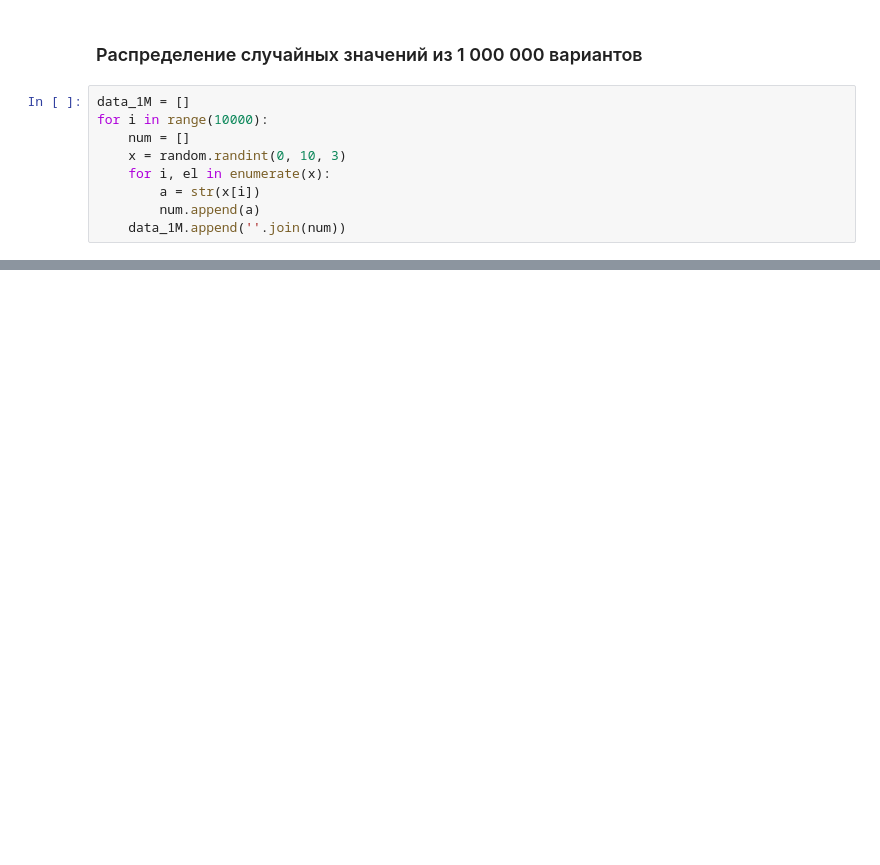
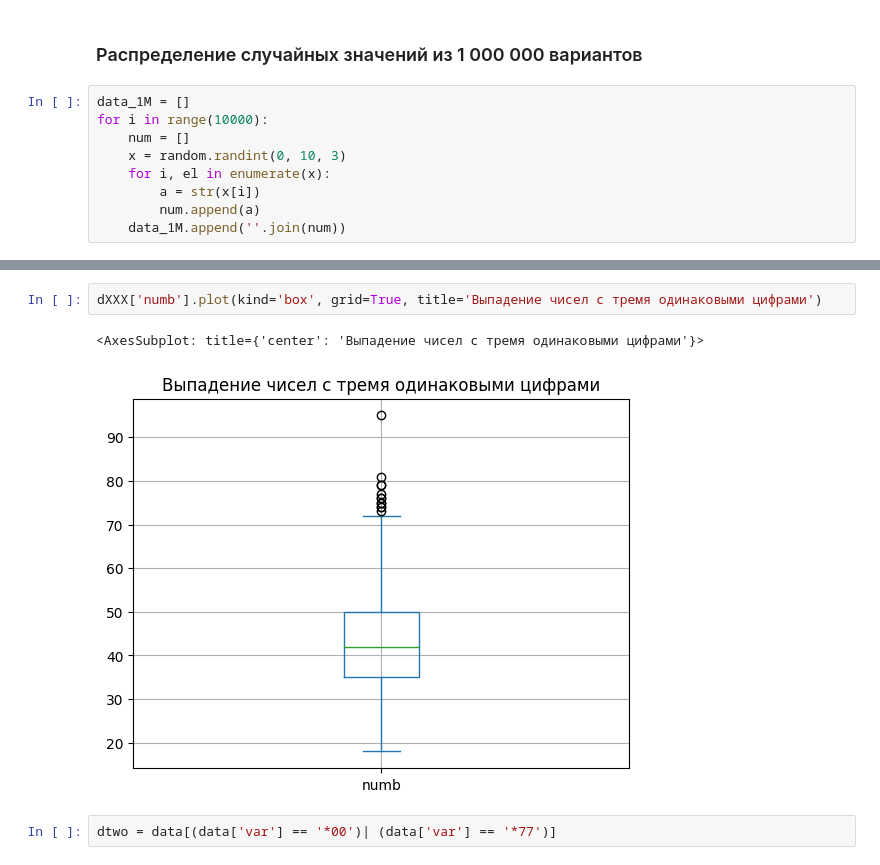
Before and after one commit to macht1212/PANDAS_HW, a Jupyter notebook: Игровой автомат/Распределение.ipynb, the cells around one changed output, grey strips where cells are left out. Drawn from its saved outputs; the diff is of its cells as text; blank space fills up the shorter version.

```diff
--- a/Игровой автомат/Распределение.ipynb
+++ b/Игровой автомат/Распределение.ipynb
@@ -43,0 +83,7 @@ plt.hist(data_1M)
+# %%
+dXXX['numb'].plot(kind='box', grid=True, title='Выпадение чисел с тремя одинаковыми цифрами')
+# %% [output]
+<AxesSubplot: title={'center': 'Выпадение чисел с тремя одинаковыми цифрами'}>
+[figure, added]
+# %%
+dtwo = data[(data['var'] == '*00')| (data['var'] == '*77')]
```
Also changed, not shown: parts of 15 cells of this notebook, 2 other files.
